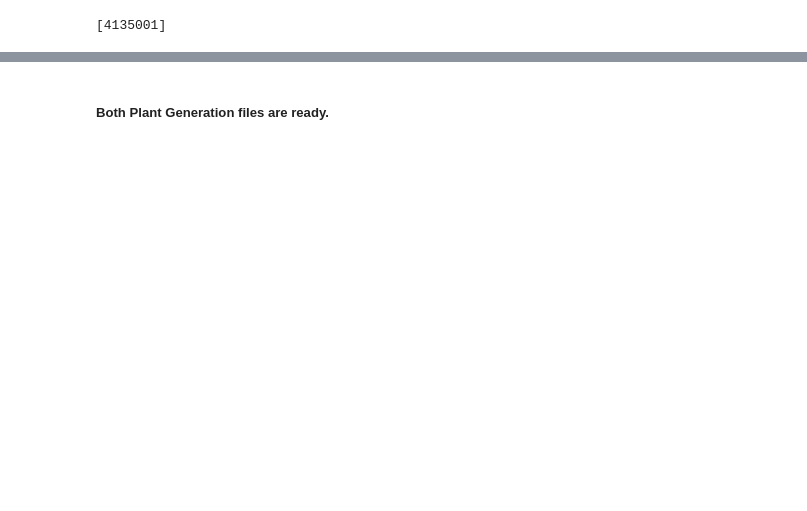
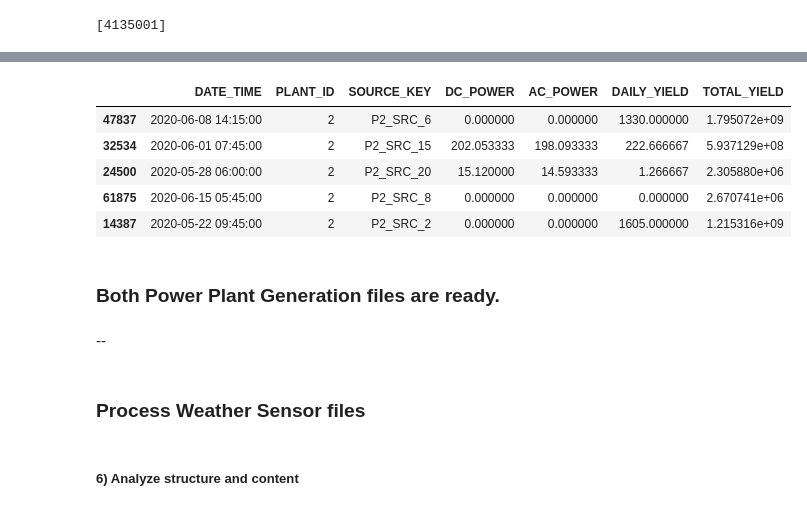
Before and after one commit to birr-data/SolarPower, a Jupyter notebook: Data Integration Example.ipynb, the cells around one changed output, grey strips where cells are left out. Saved outputs shown, nothing was run; the diff lists cells and outputs as text; code cells hidden in the pictures; blank space fills up the shorter version.

```diff
--- a/Data Integration Example.ipynb
+++ b/Data Integration Example.ipynb
@@ -173,8 +257,21 @@ for idx in range (len(p2)):
 p2.drop(['DATE','TIME'], axis=1, inplace=True)
 p2 = p2[['DATE_TIME', 'PLANT_ID', 'SOURCE_KEY', 'DC_POWER', 'AC_POWER', 'DAILY_YIELD', 'TOTAL_YIELD']]
 # %%
-p2.sample(10)
+p2.sample(5)
+# %% [output]
+|  | DATE_TIME | PLANT_ID | SOURCE_KEY | DC_POWER | AC_POWER | DAILY_YIELD | TOTAL_YIELD |
+| 47837 | 2020-06-08 14:15:00 | 2 | P2_SRC_6 | 0.000000 | 0.000000 | 1330.000000 | 1.795072e+09 |
+| 32534 | 2020-06-01 07:45:00 | 2 | P2_SRC_15 | 202.053333 | 198.093333 | 222.666667 | 5.937129e+08 |
+| 24500 | 2020-05-28 06:00:00 | 2 | P2_SRC_20 | 15.120000 | 14.593333 | 1.266667 | 2.305880e+06 |
+| 61875 | 2020-06-15 05:45:00 | 2 | P2_SRC_8 | 0.000000 | 0.000000 | 0.000000 | 2.670741e+06 |
+| 14387 | 2020-05-22 09:45:00 | 2 | P2_SRC_2 | 0.000000 | 0.000000 | 1605.000000 | 1.215316e+09 |
 # %% [markdown]
-##### Both Plant Generation files are ready.
+### Both Power Plant Generation files are ready.
+# %% [markdown]
+--
+# %% [markdown]
+### Process Weather Sensor files
+# %% [markdown]
+##### 6) Analyze structure and content
 # %%
 w1.head(3)
```
Also changed, not shown: parts of 100 cells of this notebook.
